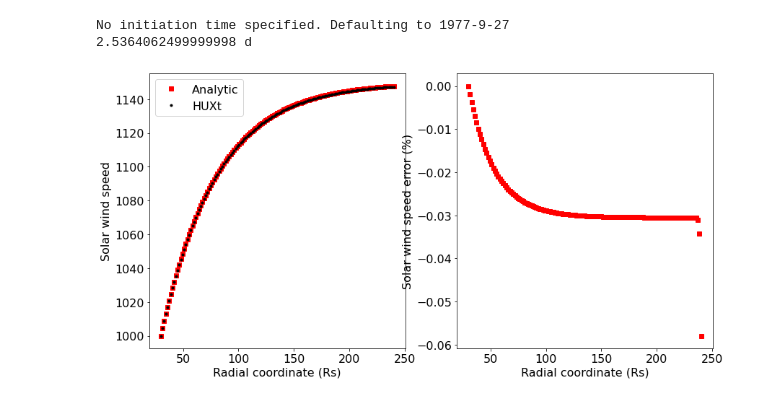
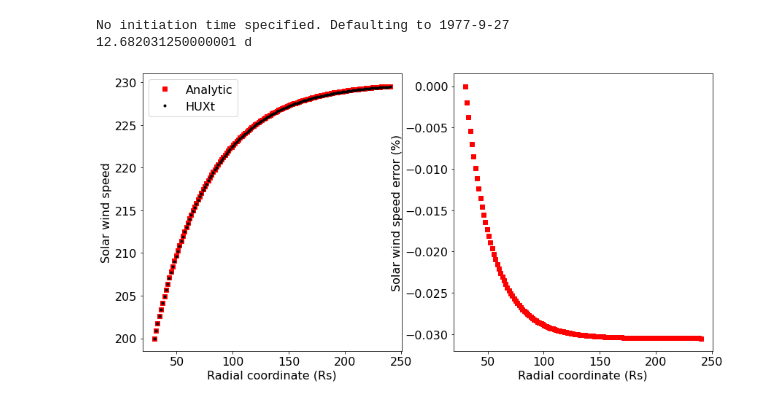
Before and after one commit to University-of-Reading-Space-Science/HUXt, a Jupyter notebook: code/convergence_testing.ipynb, the cells around one changed output. Saved outputs shown, nothing was run; the diff lists cells and outputs as text; code cells hidden in the pictures.

```diff
--- a/code/convergence_testing.ipynb
+++ b/code/convergence_testing.ipynb
@@ -8,10 +8,10 @@ import huxt_analysis as HA
 import huxt_inputs as Hin
 # %%
 #Form longitudinal boundary conditions - background wind of 400 km/s with two fast streams.
-v_boundary = np.ones(128) * 1000 * (u.km/u.s)
+v_boundary = np.ones(128) * 200 * (u.km/u.s)
 
 # Setup HUXt to do a 1 day simulation, with model output every 4 timesteps (roughly half and hour time step), looking at 0 longitude
-model = H.HUXt(v_boundary=v_boundary, lon_out=0.0*u.deg, simtime=20*u.day, dt_scale=4)
+model = H.HUXt(v_boundary=v_boundary, lon_out=0.0*u.deg, simtime=5*u.day, dt_scale=4)
 
 # Solve these conditions, with no ConeCMEs added.
 cme_list = []
@@ -19,32 +19,32 @@ model.solve(cme_list)
 
 const = H.huxt_constants()
 alpha  = const['alpha']
 rh = const['r_accel']
 
 v0 = model.v_boundary[0]
 r = model.r
 r0 = r[0]
 v = v0 * (1 + alpha*(1 - np.exp((r0 - r)/rh)))
 
 fig, ax = plt.subplots(1, 2, figsize=(14, 7))
 ax[0].plot(r, v, 'rs', label='Analytic')
 
 id_t = 0
 ax[0].plot(model.r, model.v_grid[id_t,:,0], 'k.', label='HUXt')
 
 dv = 100*(model.v_grid[id_t,:,0] - v) / v
 
 ax[1].plot(r, dv, 'rs', label='Analytic')
 
 ax[0].set_ylabel('Solar wind speed')
 ax[1].set_ylabel('Solar wind speed error (%)')
 for a in ax:
     a.set_xlabel('Radial coordinate (Rs)')
 
 ax[0].legend()
 
 print(model.buffertime)
 # %% [output]
 No initiation time specified. Defaulting to 1977-9-27
-2.5364062499999998 d
+12.682031250000001 d
-[figure, old version]
+[figure, new version]
```
Also changed, not shown: parts of 5 cells of this notebook, 1 other file.
